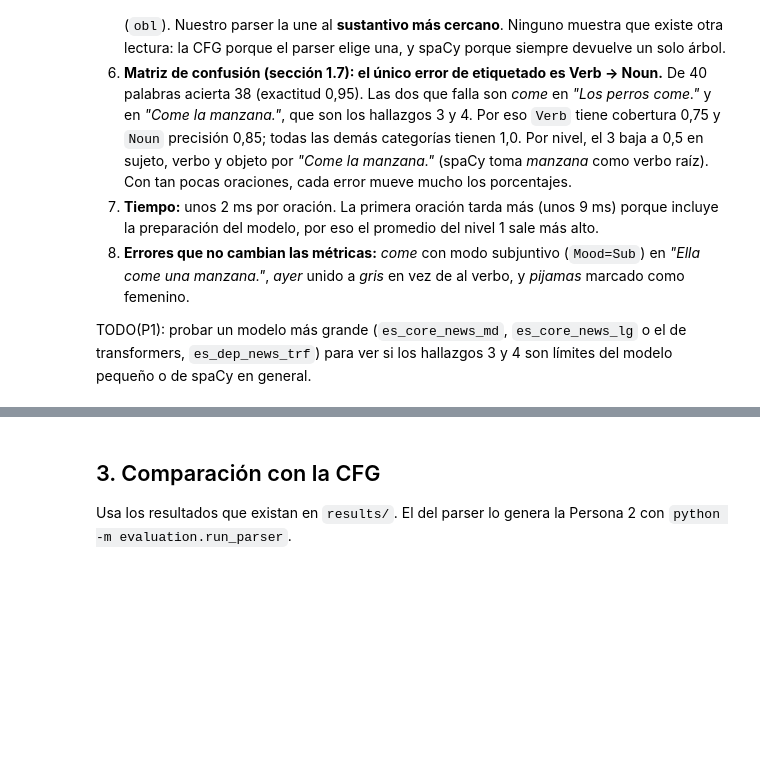
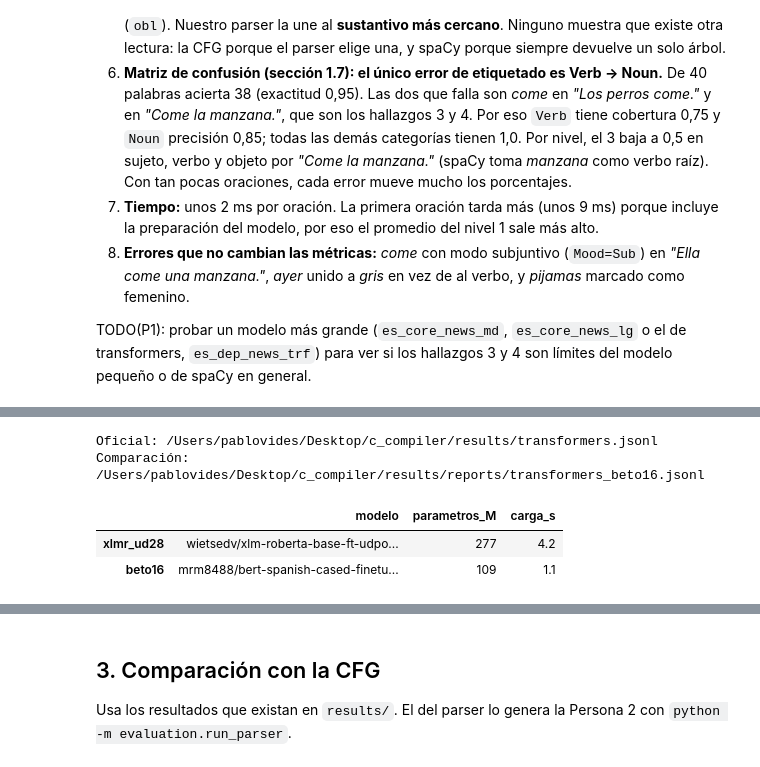
Before and after one commit to Pabloo-04/c_es_compiler, a Jupyter notebook: notebooks/nlp_comparison.ipynb, the cells around one changed output, grey strips where cells are left out. Drawn from its saved outputs; the diff is of its cells as text; code cells hidden in the pictures; blank space fills up the shorter version.

```diff
--- a/notebooks/nlp_comparison.ipynb
+++ b/notebooks/nlp_comparison.ipynb
@@ -486,0 +360,46 @@ if TRANSFORMERS_READY:
+# %%
+from evaluation.formats import write_jsonl
+from experiments.hf_tagger import HFTagger
+from experiments.tagsets import upos_category
+
+# Variantes para el sondeo de robustez (mayúscula inicial, oraciones cortas).
+HF_PROBES = [
+    "Come la manzana", "come la manzana", "Él mató un elefante", "él mató un elefante",
+    "Los perros come", "Los perros comen", "El perro come", "La elefante grises duerme",
+]
+
+hf_predictions, hf_info, hf_probe_rows = {}, {}, []
+if TRANSFORMERS_READY:
+    for key, (model_name, use_safetensors) in MODELS.items():
+        tagger = HFTagger(model_name, use_safetensors=use_safetensors)   # un modelo a la vez
+        hf_info[key] = {"modelo": model_name, "parametros_M": round(tagger.parameters / 1e6),
+                        "carga_s": round(tagger.load_seconds, 1)}
+        predictions = []
+        for item in items:
+            words = item.sentence.rstrip().rstrip(".").split()
+            start = time.perf_counter()
+            try:
+                raw = tagger.tag(words)
+                tags = [[w.lower(), upos_category(t, w) or "X"] for w, t in zip(words, raw)]
+                predictions.append(Prediction(item.id, "transformers", accepts=None, tags=tags,
+                                              time_ms=round((time.perf_counter() - start) * 1000, 3),
+                                              ))
+            except Exception as e:  # el formato pide escribir la línea aunque falle
+                predictions.append(Prediction(item.id, "transformers", accepts=None,
+                                              run_error=f"{type(e).__name__}: {e}"))
+        hf_predictions[key] = predictions
+        for probe in HF_PROBES:
+            words = probe.split()
+            hf_probe_rows.append({"modelo": key, "oracion": probe,
+                                  "etiquetas": " ".join(f"{w}/{t}" for w, t in zip(words, tagger.tag(words)))})
+        tagger.close()
+        del tagger
+
+    print("Oficial:", save_predictions("transformers", hf_predictions[OFFICIAL], items))
+    for key, predictions in hf_predictions.items():
+        if key != OFFICIAL:
+            path = REPORTS / f"transformers_{key}.jsonl"
+            write_jsonl(path, (p.to_json() for p in predictions))
+            print("Comparación:", path)
+    display(pd.DataFrame(hf_info).T)
+# %% [output]
@@ -486,0 +408,5 @@ if TRANSFORMERS_READY:
+Oficial: /Users/pablovides/Desktop/c_compiler/results/transformers.jsonl
+Comparación: /Users/pablovides/Desktop/c_compiler/results/reports/transformers_beto16.jsonl
+|  | modelo | parametros_M | carga_s |
+| xlmr_ud28 | wietsedv/xlm-roberta-base-ft-udpo... | 277 | 4.2 |
+| beto16 | mrm8488/bert-spanish-cased-finetu... | 109 | 1.1 |
```
Also changed, not shown: parts of 28 cells of this notebook, 11 other files.
